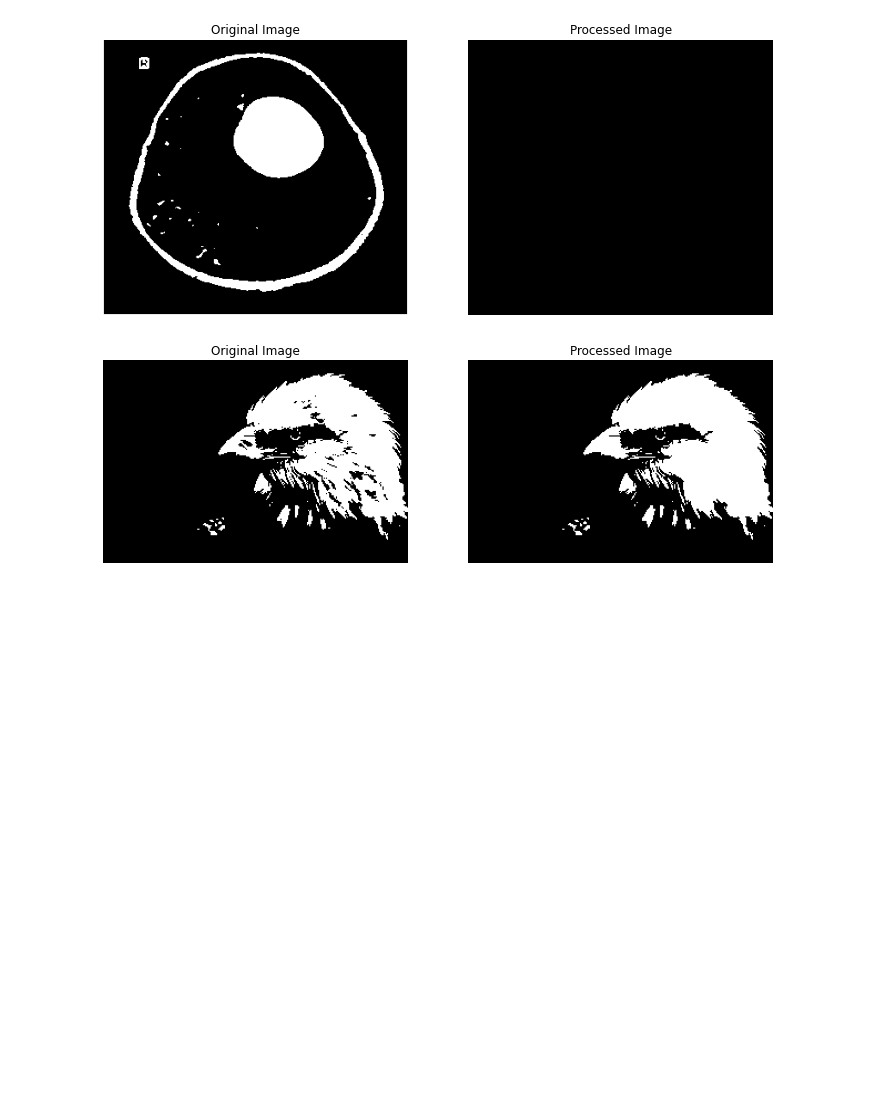
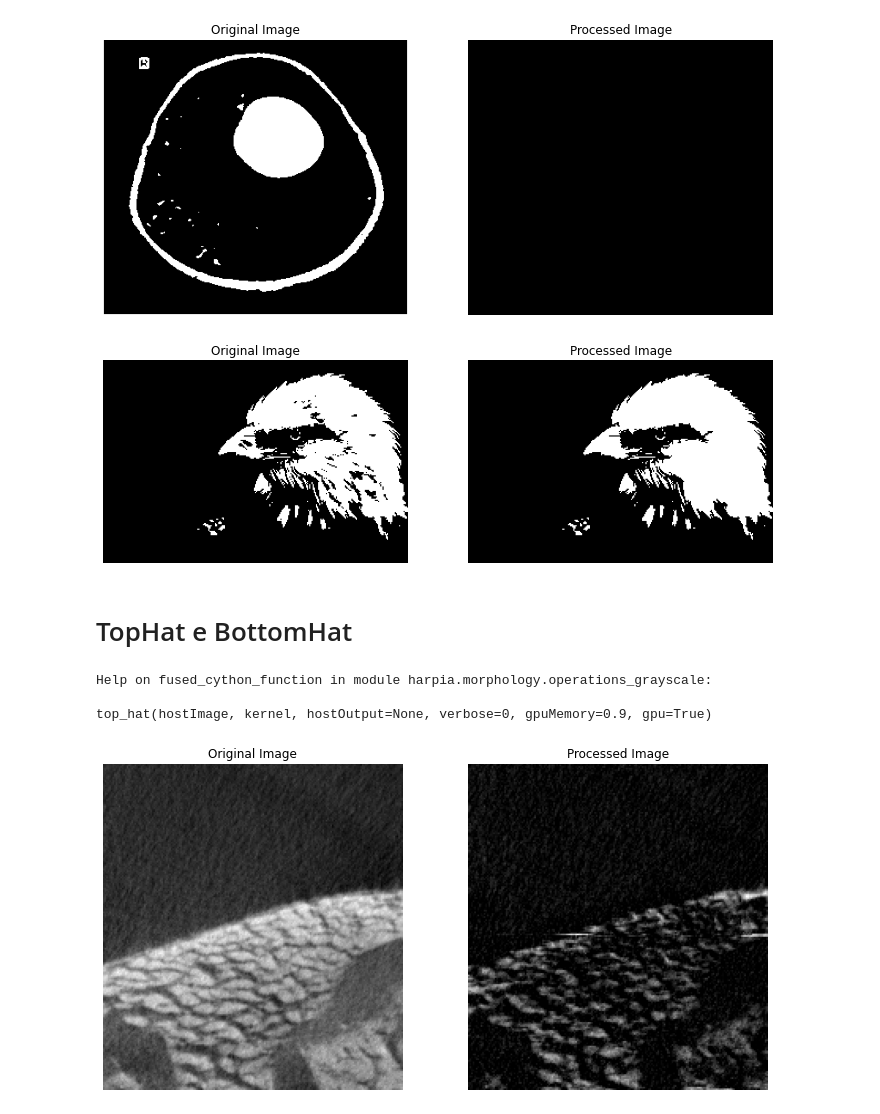
Before and after one commit to cnpem/harpia, a Jupyter notebook: tests_python/morphology/test_morphology_operations.ipynb, the cells around one changed output. Cells and saved outputs as stored; diff of their text form; code cells hidden in the pictures; blank space fills up the shorter version.

```diff
--- a/tests_python/morphology/test_morphology_operations.ipynb
+++ b/tests_python/morphology/test_morphology_operations.ipynb
@@ -227,3 +227,21 @@ show(image2, out2)
 input (ysize,xsize,zsize):  (183, 275, 1)
 [figure]
 [figure]
+# %% [markdown]
+# TopHat e BottomHat
+# %%
+# original img
+img = np.fromfile("../../example_images/grayscale/crua_A_190x207x100_16b.raw", dtype='uint16')
+img = img.reshape((100, 207, 190))
+img = img.astype(np.int32)
+# %%
+help( harpia_gray.top_hat)
+# %% [output]
+Help on fused_cython_function in module harpia.morphology.operations_grayscale:
+
+top_hat(hostImage, kernel, hostOutput=None, verbose=0, gpuMemory=0.9, gpu=True)
+# %%
+out = harpia_gray.top_hat(img, get_kernel())
+show(img[0,:,:], out[0,:,:])
+# %% [output]
+[figure, added]
```
Also changed, not shown: parts of 2 cells of this notebook, 9 other files.
